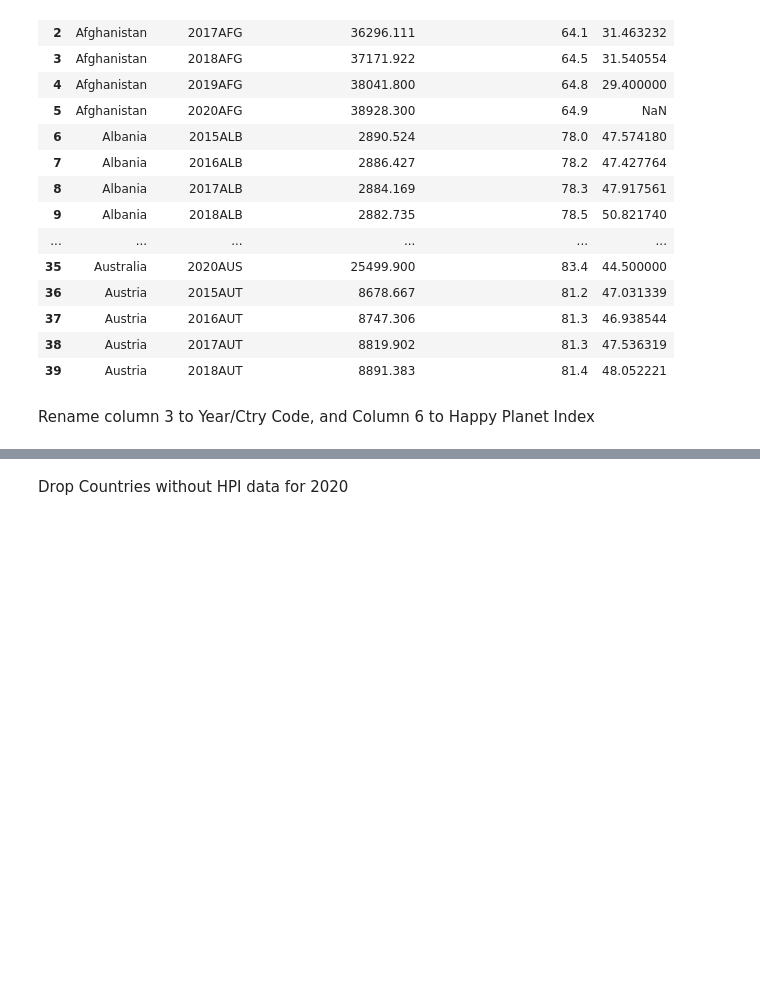
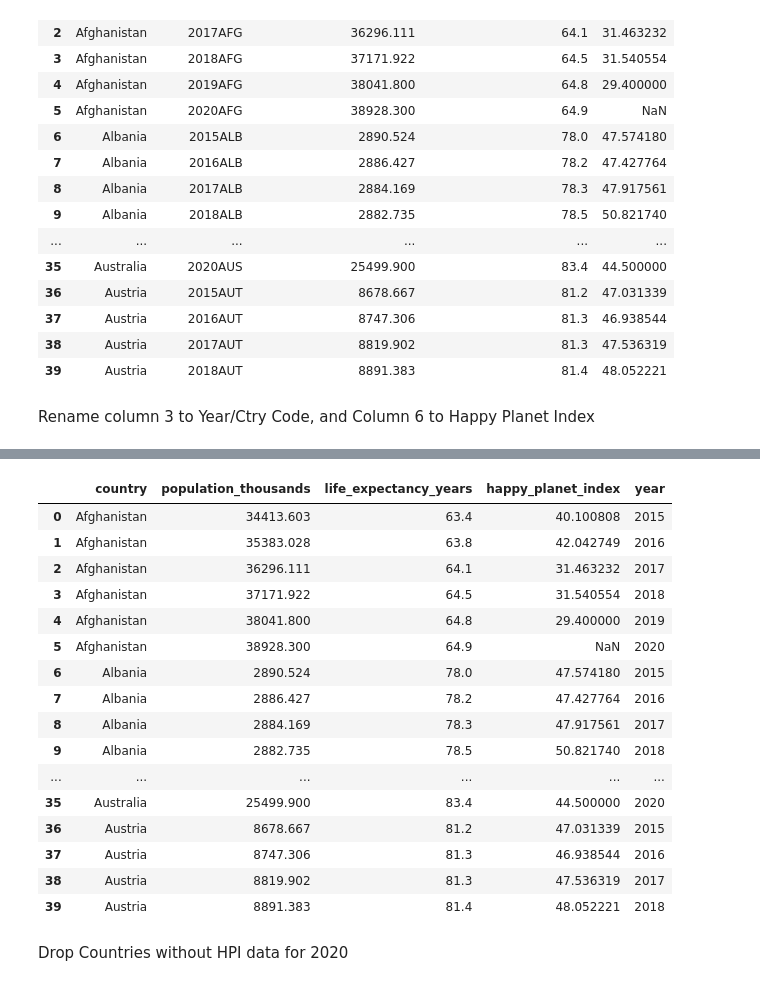
Before and after one commit to jennykardashov/Project_2_Team_5, a Jupyter notebook: HappinessandHomicideMN.ipynb, the cells around one changed output, grey strips where cells are left out. Drawn from its saved outputs; the diff is of its cells as text; code cells hidden in the pictures; blank space fills up the shorter version.

```diff
--- a/HappinessandHomicideMN.ipynb
+++ b/HappinessandHomicideMN.ipynb
@@ -93,2 +95,23 @@ AttributeError: Can only use .str accessor with string values!
+# %%
+hp_simple = hp_simple.drop(columns = ["year_ctry_code"])
+hp_simple.head(40)
+# %% [output]
+|  | country | population_thousands | life_expectancy_years | happy_planet_index | year |
+| 0 | Afghanistan | 34413.603 | 63.4 | 40.100808 | 2015 |
+| 1 | Afghanistan | 35383.028 | 63.8 | 42.042749 | 2016 |
+| 2 | Afghanistan | 36296.111 | 64.1 | 31.463232 | 2017 |
+| 3 | Afghanistan | 37171.922 | 64.5 | 31.540554 | 2018 |
+| 4 | Afghanistan | 38041.800 | 64.8 | 29.400000 | 2019 |
+| 5 | Afghanistan | 38928.300 | 64.9 | NaN | 2020 |
+| 6 | Albania | 2890.524 | 78.0 | 47.574180 | 2015 |
+| 7 | Albania | 2886.427 | 78.2 | 47.427764 | 2016 |
+| 8 | Albania | 2884.169 | 78.3 | 47.917561 | 2017 |
+| 9 | Albania | 2882.735 | 78.5 | 50.821740 | 2018 |
+| ... | ... | ... | ... | ... | ... |
+| 35 | Australia | 25499.900 | 83.4 | 44.500000 | 2020 |
+| 36 | Austria | 8678.667 | 81.2 | 47.031339 | 2015 |
+| 37 | Austria | 8747.306 | 81.3 | 46.938544 | 2016 |
+| 38 | Austria | 8819.902 | 81.3 | 47.536319 | 2017 |
+| 39 | Austria | 8891.383 | 81.4 | 48.052221 | 2018 |
 # %% [markdown]
 Drop Countries without HPI data for 2020
```
Also changed, not shown: parts of 14 cells of this notebook.
